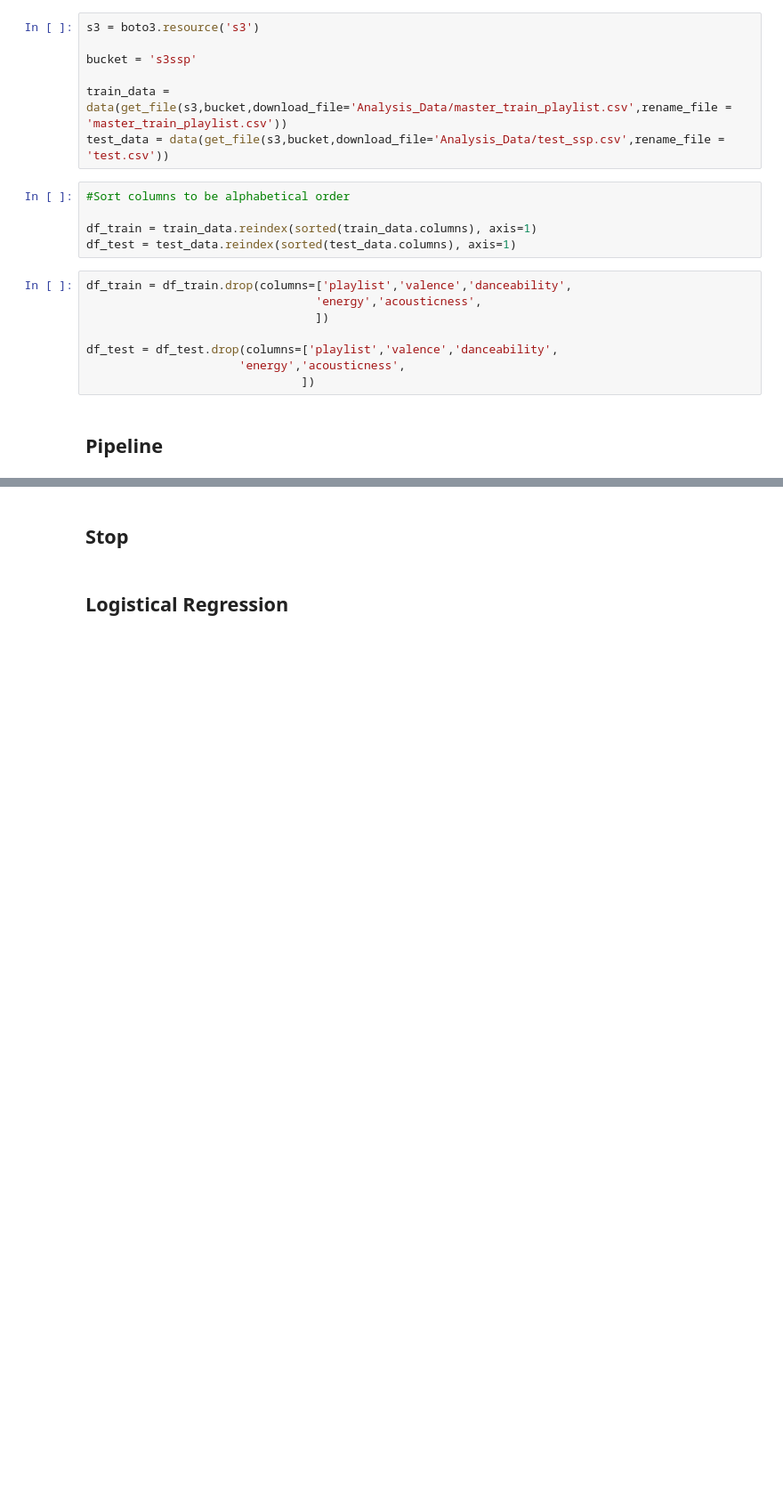
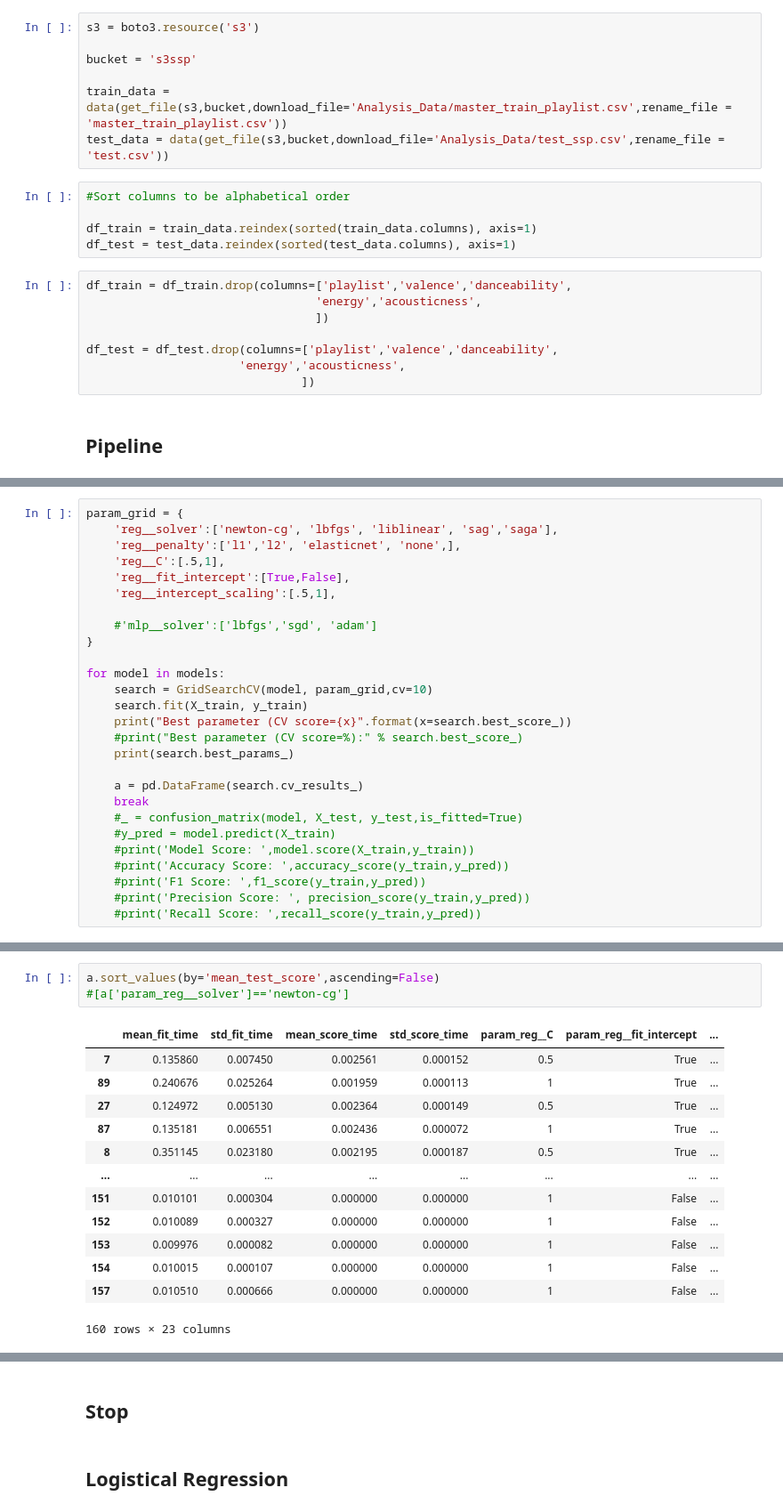
Before and after one commit to georgetown-analytics/Spotify, a Jupyter notebook: 5_Machine_Learning/Models.ipynb, the cells around one changed output, grey strips where cells are left out. Shown at 89% size. Saved outputs shown, nothing was run; the diff lists cells and outputs as text; blank space fills up the shorter version.

```diff
--- a/5_Machine_Learning/Models.ipynb
+++ b/5_Machine_Learning/Models.ipynb
@@ -47,0 +99,27 @@ df_test = df_test.drop(columns=['playlist','valence','danceability',
+# %%
+param_grid = {
+    'reg__solver':['newton-cg', 'lbfgs', 'liblinear', 'sag','saga'],
+    'reg__penalty':['l1','l2', 'elasticnet', 'none',],
+    'reg__C':[.5,1],
+    'reg__fit_intercept':[True,False],
+    'reg__intercept_scaling':[.5,1],
+
+    #'mlp__solver':['lbfgs','sgd', 'adam']
+}
+
+for model in models:
+    search = GridSearchCV(model, param_grid,cv=10)
+    search.fit(X_train, y_train)
+    print("Best parameter (CV score={x}".format(x=search.best_score_))
+    #print("Best parameter (CV score=%):" % search.best_score_)
+    print(search.best_params_)
+
+    a = pd.DataFrame(search.cv_results_)
+    break
+    #_ = confusion_matrix(model, X_test, y_test,is_fitted=True)
+    #y_pred = model.predict(X_train)
+    #print('Model Score: ',model.score(X_train,y_train))
+    #print('Accuracy Score: ',accuracy_score(y_train,y_pred))
+    #print('F1 Score: ',f1_score(y_train,y_pred))
+    #print('Precision Score: ', precision_score(y_train,y_pred))
+    #print('Recall Score: ',recall_score(y_train,y_pred))
@@ -48 +144,18 @@ df_test = df_test.drop(columns=['playlist','valence','danceability',
+# %%
+a.sort_values(by='mean_test_score',ascending=False)
+#[a['param_reg__solver']=='newton-cg']
+# %% [output]
+|  | mean_fit_time | std_fit_time | mean_score_time | std_score_time | param_reg__C | param_reg__fit_intercept | ... |
+| 7 | 0.135860 | 0.007450 | 0.002561 | 0.000152 | 0.5 | True | ... |
+| 89 | 0.240676 | 0.025264 | 0.001959 | 0.000113 | 1 | True | ... |
+| 27 | 0.124972 | 0.005130 | 0.002364 | 0.000149 | 0.5 | True | ... |
+| 87 | 0.135181 | 0.006551 | 0.002436 | 0.000072 | 1 | True | ... |
+| 8 | 0.351145 | 0.023180 | 0.002195 | 0.000187 | 0.5 | True | ... |
+| ... | ... | ... | ... | ... | ... | ... | ... |
+| 151 | 0.010101 | 0.000304 | 0.000000 | 0.000000 | 1 | False | ... |
+| 152 | 0.010089 | 0.000327 | 0.000000 | 0.000000 | 1 | False | ... |
+| 153 | 0.009976 | 0.000082 | 0.000000 | 0.000000 | 1 | False | ... |
+| 154 | 0.010015 | 0.000107 | 0.000000 | 0.000000 | 1 | False | ... |
+| 157 | 0.010510 | 0.000666 | 0.000000 | 0.000000 | 1 | False | ... |
+160 rows × 23 columns
 # %%
```
Also changed, not shown: parts of 23 cells of this notebook.
